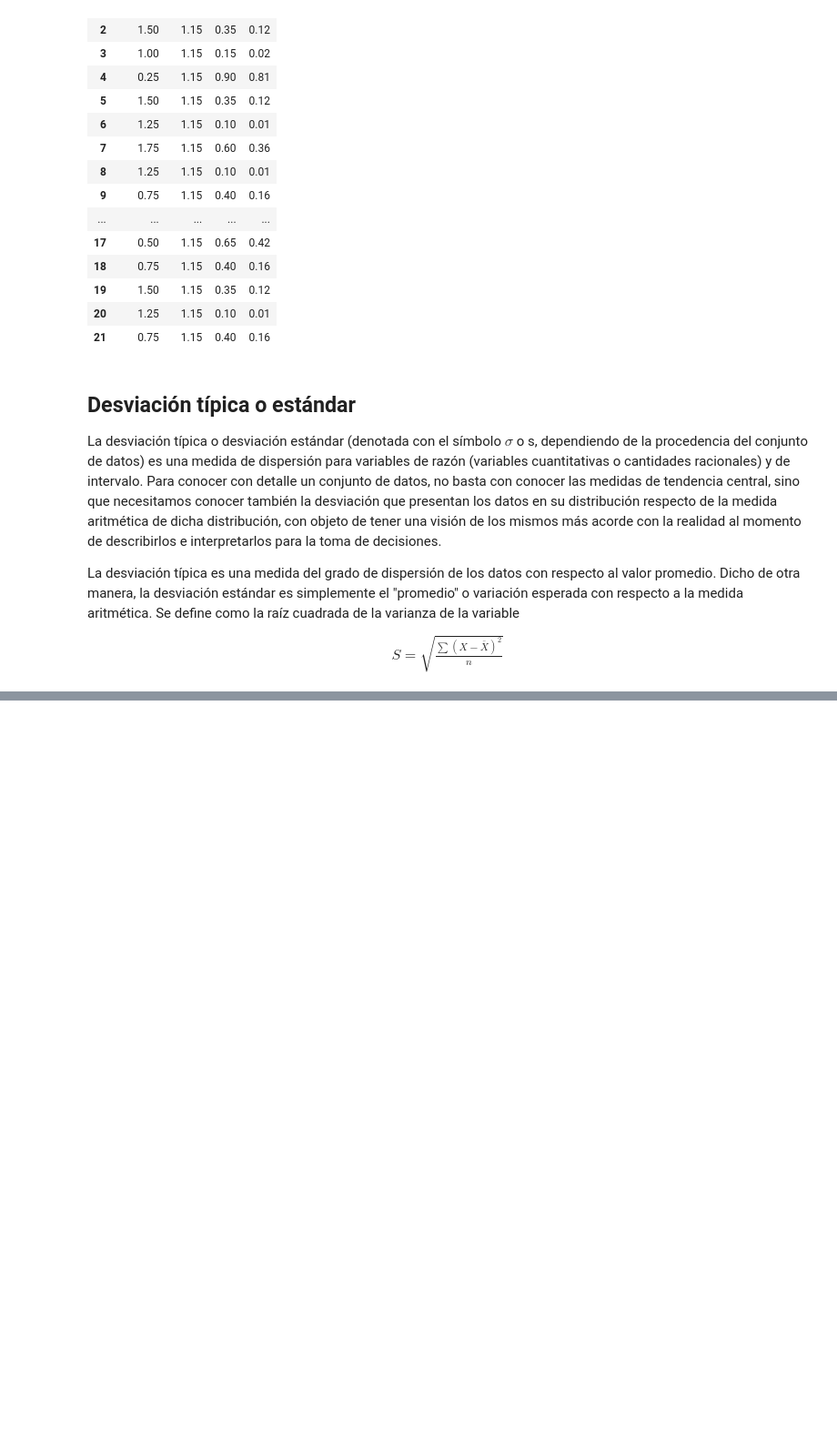
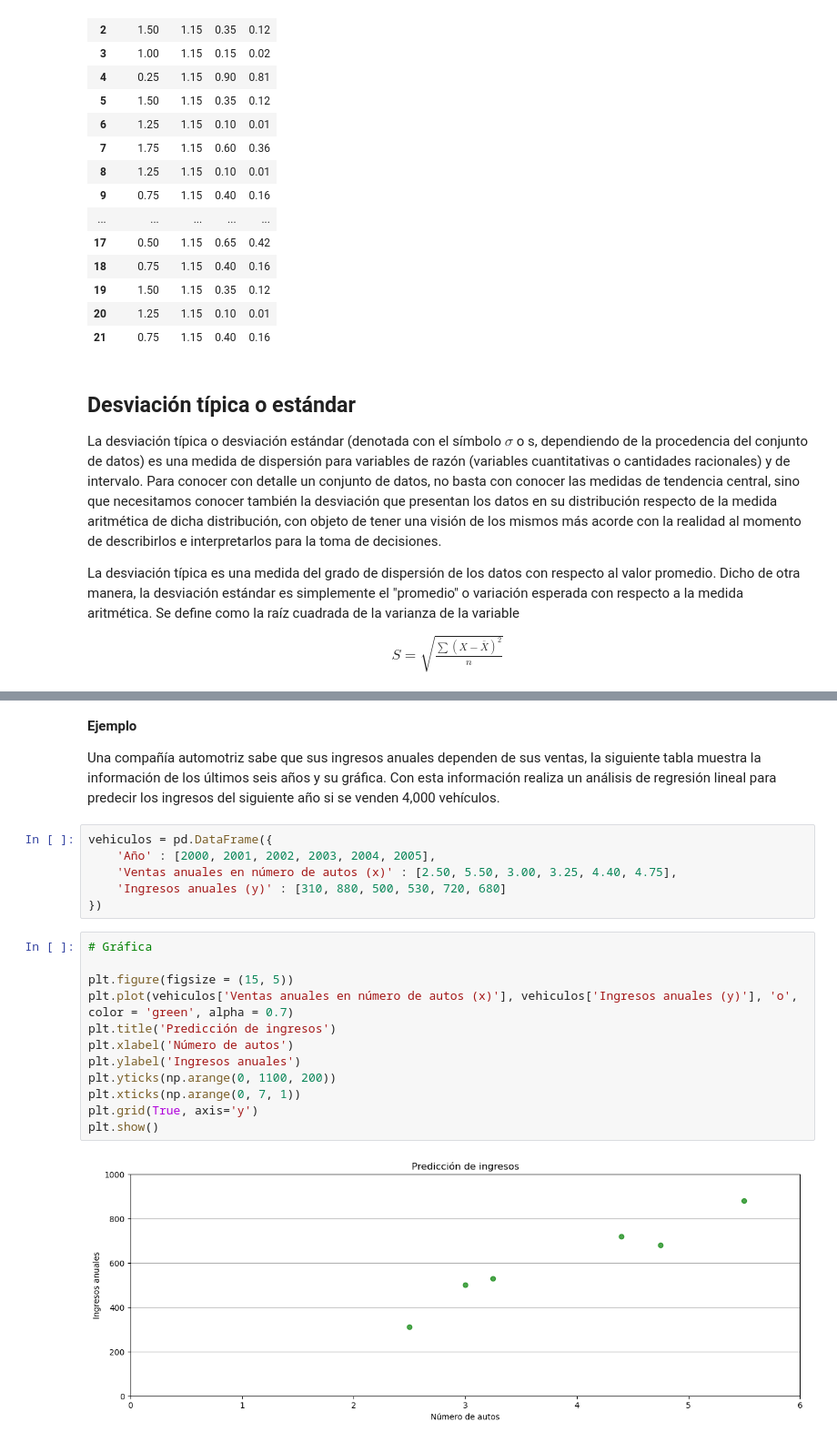
Before and after one commit to leon-mtz07/Probability_and_Stadistics, a Jupyter notebook: Estadística.ipynb, the cells around one changed output, grey strips where cells are left out. Shown: that part at 91% size. Saved outputs shown, nothing was run; the diff lists cells and outputs as text; blank space fills up the shorter version.

```diff
--- a/Estadística.ipynb
+++ b/Estadística.ipynb
@@ -1242,0 +1370,24 @@ La desviación típica es una medida del grado de dispersión de los datos con r
+# %% [markdown]
+**Ejemplo**
+
+Una compañía automotriz sabe que sus ingresos anuales dependen de sus ventas, la siguiente tabla muestra la información de los últimos seis años y su gráfica. Con esta información realiza un análisis de regresión lineal para predecir los ingresos del siguiente año si se venden 4,000 vehículos.
+# %%
+vehiculos = pd.DataFrame({
+    'Año' : [2000, 2001, 2002, 2003, 2004, 2005],
+    'Ventas anuales en número de autos (x)' : [2.50, 5.50, 3.00, 3.25, 4.40, 4.75],
+    'Ingresos anuales (y)' : [310, 880, 500, 530, 720, 680]
+})
+# %%
+# Gráfica
+
+plt.figure(figsize = (15, 5))
+plt.plot(vehiculos['Ventas anuales en número de autos (x)'], vehiculos['Ingresos anuales (y)'], 'o', color = 'green', alpha = 0.7)
+plt.title('Predicción de ingresos')
+plt.xlabel('Número de autos')
+plt.ylabel('Ingresos anuales')
+plt.yticks(np.arange(0, 1100, 200))
+plt.xticks(np.arange(0, 7, 1))
+plt.grid(True, axis='y')
+plt.show()
+# %% [output]
+[figure, added]
```
Also changed, not shown: parts of 12 cells of this notebook.
